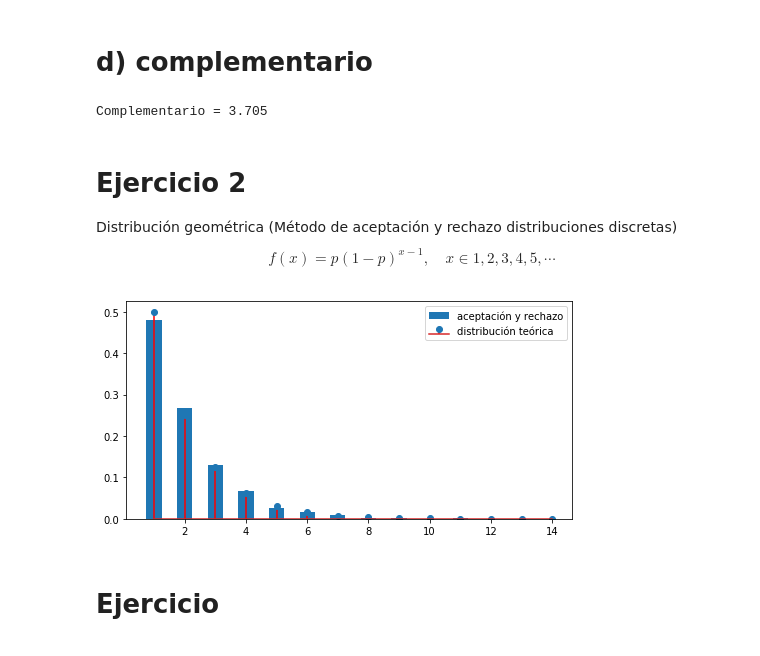
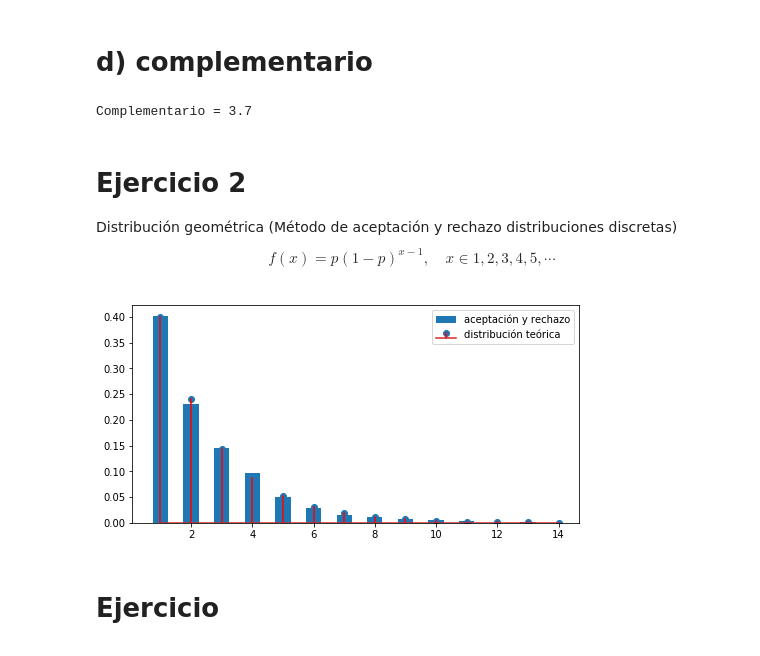
Before and after one commit to patybume10/SPF-2020-I-G1, a Jupyter notebook: TEMA-2/Ejercicio_de_clase15.ipynb, the cells around one changed output. Saved outputs shown, nothing was run; the diff lists cells and outputs as text; code cells hidden in the pictures.

```diff
--- a/TEMA-2/Ejercicio_de_clase15.ipynb
+++ b/TEMA-2/Ejercicio_de_clase15.ipynb
@@ -110,11 +124,13 @@ Estratificado 2 = 3.68
 # %% [markdown]
 # d) complementario
-# %%
-
-# len(Uc)
-print('Complementario =',np.mean(m4))
-# %% [output]
-Complementario = 3.705
+# %%
+u1= np.random.rand(N)
+u2= 1-u1
+Uc= np.concatenate([u1,u2])
+m4= Gen_distr_discreta(Uc, data['P_acumulada'])+2
+print('Complementario =',np.mean(m4))
+# %% [output]
+Complementario = 3.7
 # %% [markdown]
 # Ejercicio 2
 Distribución geométrica (Método de aceptación y rechazo distribuciones discretas)
@@ -146,17 +162,17 @@ def plot_histogram_discrete(distribucion:'señal de varibles aleatorias de un di
 #     plt.show()
 # %%
 N = 1000
-p = 0.5
+p = 0.4
 f_x = lambda x: p*(1-p)**(x-1)
 max_f = 1
 acep_r = Acep_rechazo(N,(0,15),f_x,max_f)
 plot_histogram_discrete(acep_r,'aceptación y rechazo')
 x = np.arange(1,15)
 plt.stem(x,f_x(x),'r',label='distribución teórica',use_line_collection=True)
 plt.legend()
 plt.show()
 # %% [output]
-[figure, old version]
+[figure, new version]
 # %% [markdown]
 # Ejercicio
 ![image.png](attachment:image.png)
```
Also changed, not shown: parts of 9 cells of this notebook, 5 other files.
